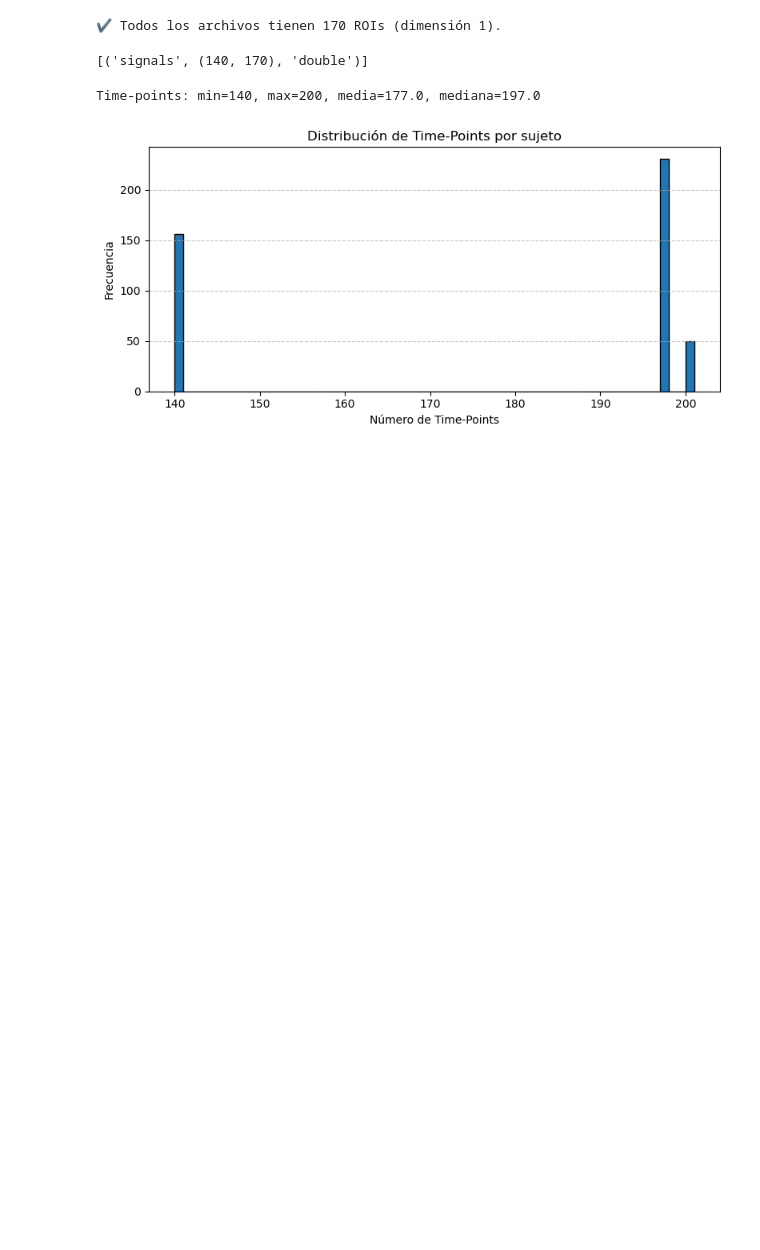
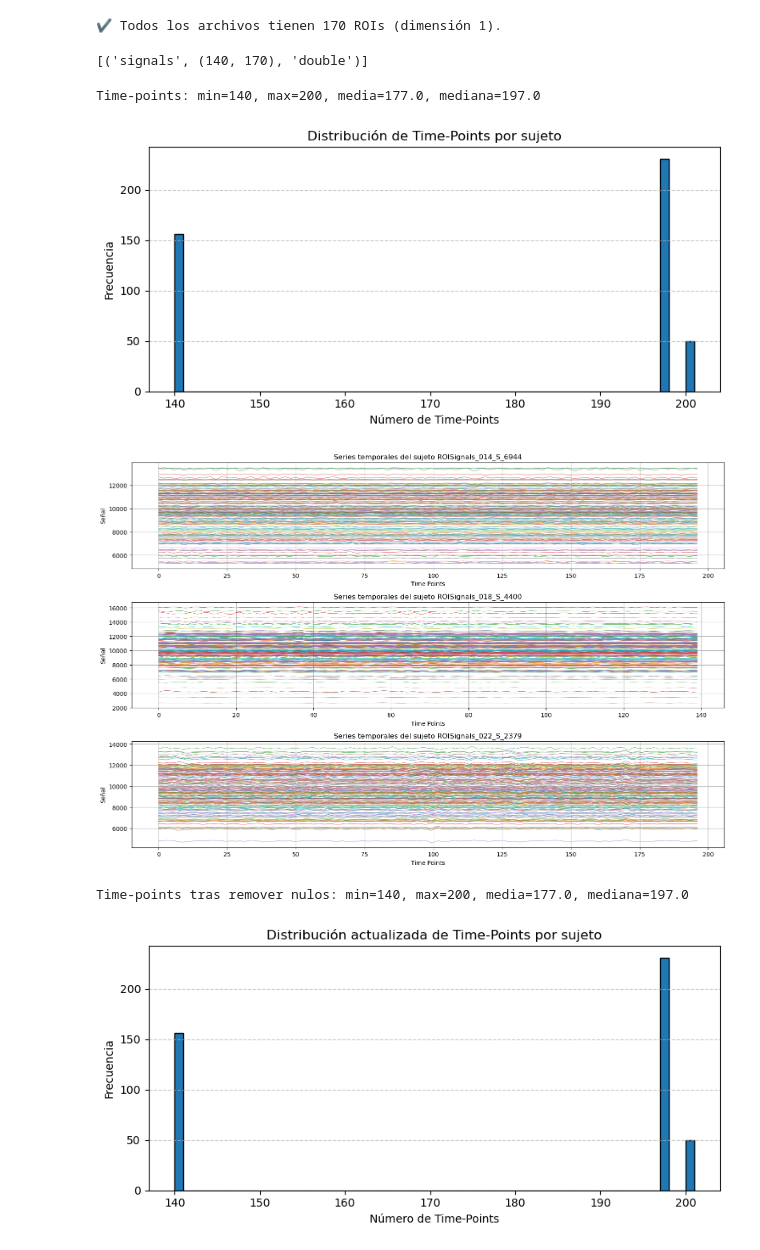
Before and after one commit to SantiagoVBlasL/AAL_166, a Jupyter notebook: check_timepoints_rois.ipynb, the cells around one changed output. Saved outputs shown, nothing was run; the diff lists cells and outputs as text; code cells hidden in the pictures; blank space fills up the shorter version.

```diff
--- a/check_timepoints_rois.ipynb
+++ b/check_timepoints_rois.ipynb
@@ -75,3 +75,69 @@ plt.show()
 # %% [output]
 Time-points: min=140, max=200, media=177.0, mediana=197.0
 [figure]
+# %%
+import numpy as np
+import pandas as pd
+import scipy.io as sio
+import matplotlib.pyplot as plt
+from pathlib import Path
+
+# Ruta del directorio
+roi_dir = Path('/home/diego/Escritorio/AAL3/ROISignals_AAL3_NiftiPreprocessedAllBatchesNorm')
+mat_files = sorted(roi_dir.glob('ROISignals_*.mat'))
+
+# Cargar datos
+roi_counts = []
+tp_counts = []
+signals_data = []
+subject_ids = []
+
+for mat_path in mat_files:
+    data = sio.loadmat(str(mat_path))
+    sigs = np.asarray(data['signals'], dtype=float)
+    tp, rois = sigs.shape
+
+    if np.all(sigs == 0):
+        print(f"{mat_path.name} tiene señales completamente nulas.")
+        continue  # Excluir sujetos con señales completamente nulas
+
+    signals_data.append(sigs)
+    tp_counts.append(tp)
+    roi_counts.append(rois)
+    subject_ids.append(mat_path.stem)
+
+# Seleccionar aleatoriamente algunos sujetos para graficar sus series temporales
+selected_subjects_idx = np.random.choice(len(signals_data), size=3, replace=False)
+selected_subjects = [signals_data[i] for i in selected_subjects_idx]
+selected_subject_ids = [subject_ids[i] for i in selected_subjects_idx]
+
+# Graficar las series temporales seleccionadas
+plt.figure(figsize=(15, 10))
+for i, (subj_data, subj_id) in enumerate(zip(selected_subjects, selected_subject_ids), start=1):
+    plt.subplot(3, 1, i)
+    plt.plot(subj_data, linewidth=0.5)
+    plt.title(f'Series temporales del sujeto {subj_id}')
+    plt.xlabel('Time Points')
+    plt.ylabel('Señal')
+    plt.grid(True)
+
+plt.tight_layout()
+plt.show()
+
+# Mostrar estadísticas actualizadas luego de remover sujetos nulos
+tp_array = np.array(tp_counts)
+print(f"Time-points tras remover nulos: min={tp_array.min()}, max={tp_array.max()}, media={tp_array.mean():.1f}, mediana={np.median(tp_array)}")
+
+# Histograma actualizado de Time Points
+plt.figure(figsize=(8, 4))
+plt.hist(tp_array, bins=range(tp_array.min(), tp_array.max() + 2), edgecolor='black')
+plt.title('Distribución actualizada de Time-Points por sujeto')
+plt.xlabel('Número de Time-Points')
+plt.ylabel('Frecuencia')
+plt.grid(axis='y', linestyle='--', alpha=0.7)
+plt.tight_layout()
+plt.show()
+# %% [output]
+[figure, added]
+Time-points tras remover nulos: min=140, max=200, media=177.0, mediana=197.0
+[figure, added]
```
Also changed, not shown: parts of 4 cells of this notebook.
